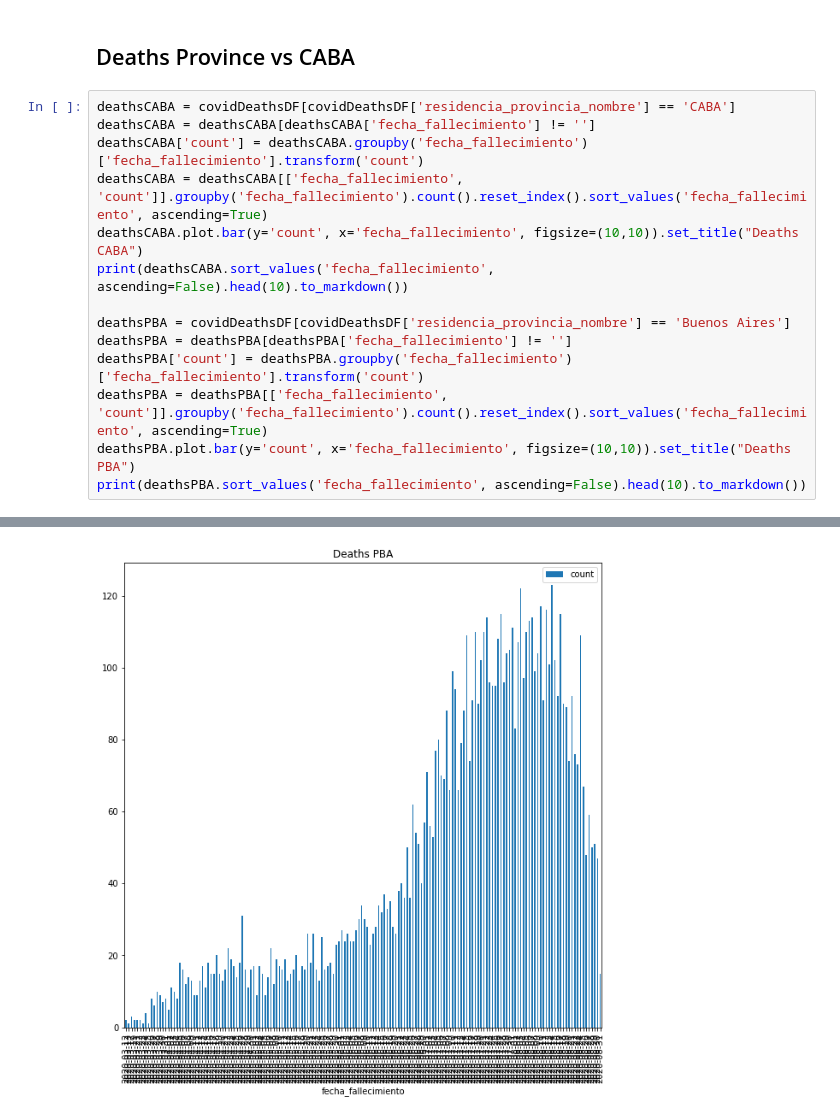
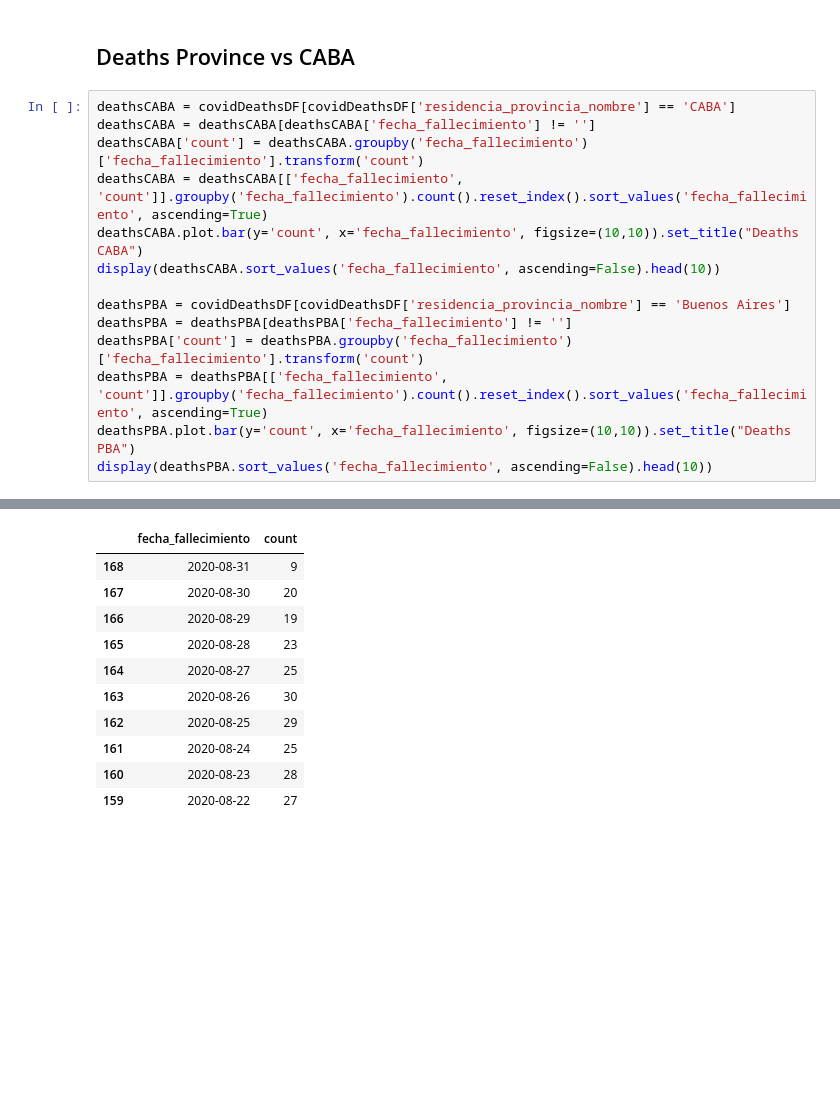
Before and after one commit to federicoarrua/covid_analysis_jupyter, a Jupyter notebook: covid/covid_notebook.ipynb, the cells around one changed output, grey strips where cells are left out. Saved outputs shown, nothing was run; the diff lists cells and outputs as text; blank space fills up the shorter version.

Commit message:
Use display instead of print

```diff
--- a/covid/covid_notebook.ipynb
+++ b/covid/covid_notebook.ipynb
@@ -233,12 +233,12 @@ deathsCABA = deathsCABA[deathsCABA['fecha_fallecimiento'] != '']
 deathsCABA['count'] = deathsCABA.groupby('fecha_fallecimiento')['fecha_fallecimiento'].transform('count')
 deathsCABA = deathsCABA[['fecha_fallecimiento', 'count']].groupby('fecha_fallecimiento').count().reset_index().sort_values('fecha_fallecimiento', ascending=True)
 deathsCABA.plot.bar(y='count', x='fecha_fallecimiento', figsize=(10,10)).set_title("Deaths CABA")
-print(deathsCABA.sort_values('fecha_fallecimiento', ascending=False).head(10).to_markdown())
+display(deathsCABA.sort_values('fecha_fallecimiento', ascending=False).head(10))
 
 deathsPBA = covidDeathsDF[covidDeathsDF['residencia_provincia_nombre'] == 'Buenos Aires']
 deathsPBA = deathsPBA[deathsPBA['fecha_fallecimiento'] != '']
 deathsPBA['count'] = deathsPBA.groupby('fecha_fallecimiento')['fecha_fallecimiento'].transform('count')
 deathsPBA = deathsPBA[['fecha_fallecimiento', 'count']].groupby('fecha_fallecimiento').count().reset_index().sort_values('fecha_fallecimiento', ascending=True)
 deathsPBA.plot.bar(y='count', x='fecha_fallecimiento', figsize=(10,10)).set_title("Deaths PBA")
-print(deathsPBA.sort_values('fecha_fallecimiento', ascending=False).head(10).to_markdown())
+display(deathsPBA.sort_values('fecha_fallecimiento', ascending=False).head(10))
 # %% [output]
@@ -263 +245,11 @@ print(deathsPBA.sort_values('fecha_fallecimiento', ascending=False).head(10).to_
-[figure, removed]
+|  | fecha_fallecimiento | count |
+| 168 | 2020-08-31 | 9 |
+| 167 | 2020-08-30 | 20 |
+| 166 | 2020-08-29 | 19 |
+| 165 | 2020-08-28 | 23 |
+| 164 | 2020-08-27 | 25 |
+| 163 | 2020-08-26 | 30 |
+| 162 | 2020-08-25 | 29 |
+| 161 | 2020-08-24 | 25 |
+| 160 | 2020-08-23 | 28 |
+| 159 | 2020-08-22 | 27 |
```
Also changed, not shown: parts of 1 cell of this notebook.
